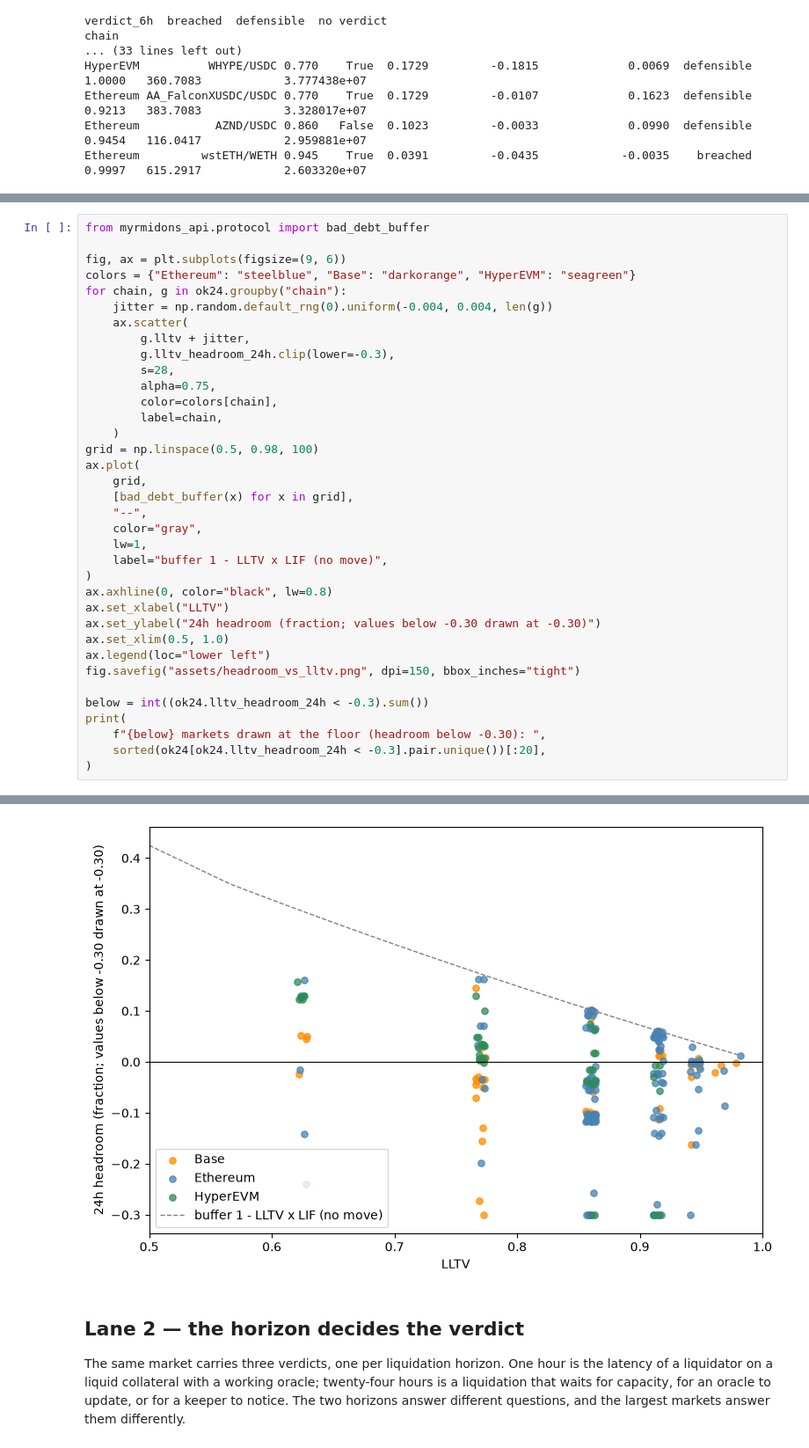
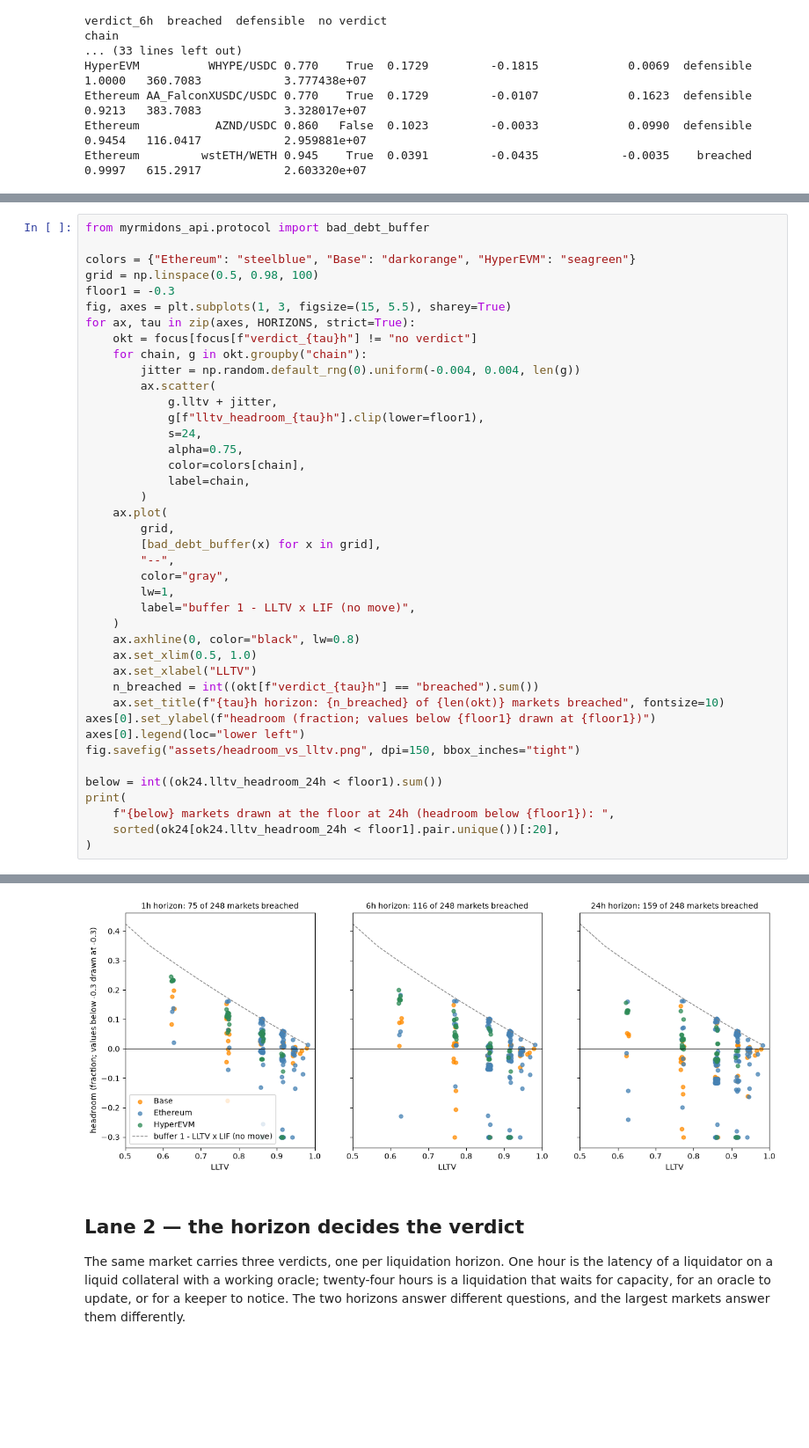
Before and after one commit to achillesbro/myrmidons-research, a Jupyter notebook: loops/04-lltv-defensibility/notebook.ipynb, the cells around one changed output, grey strips where cells are left out. Shown at 88% size. Cells and saved outputs as stored; diff of their text form; blank space fills up the shorter version.

```diff
--- a/loops/04-lltv-defensibility/notebook.ipynb
+++ b/loops/04-lltv-defensibility/notebook.ipynb
@@ -198,37 +198,42 @@ Each point is a market with a 24h verdict. The buffer shrinks with LLTV (dashed
 # %%
 from myrmidons_api.protocol import bad_debt_buffer
 
-fig, ax = plt.subplots(figsize=(9, 6))
 colors = {"Ethereum": "steelblue", "Base": "darkorange", "HyperEVM": "seagreen"}
-for chain, g in ok24.groupby("chain"):
-    jitter = np.random.default_rng(0).uniform(-0.004, 0.004, len(g))
-    ax.scatter(
-        g.lltv + jitter,
-        g.lltv_headroom_24h.clip(lower=-0.3),
-        s=28,
-        alpha=0.75,
-        color=colors[chain],
-        label=chain,
+grid = np.linspace(0.5, 0.98, 100)
+floor1 = -0.3
+fig, axes = plt.subplots(1, 3, figsize=(15, 5.5), sharey=True)
+for ax, tau in zip(axes, HORIZONS, strict=True):
+    okt = focus[focus[f"verdict_{tau}h"] != "no verdict"]
+    for chain, g in okt.groupby("chain"):
+        jitter = np.random.default_rng(0).uniform(-0.004, 0.004, len(g))
+        ax.scatter(
+            g.lltv + jitter,
+            g[f"lltv_headroom_{tau}h"].clip(lower=floor1),
+            s=24,
+            alpha=0.75,
+            color=colors[chain],
+            label=chain,
+        )
+    ax.plot(
+        grid,
+        [bad_debt_buffer(x) for x in grid],
+        "--",
+        color="gray",
+        lw=1,
+        label="buffer 1 - LLTV x LIF (no move)",
     )
-grid = np.linspace(0.5, 0.98, 100)
-ax.plot(
-    grid,
-    [bad_debt_buffer(x) for x in grid],
-    "--",
-    color="gray",
-    lw=1,
-    label="buffer 1 - LLTV x LIF (no move)",
-)
-ax.axhline(0, color="black", lw=0.8)
-ax.set_xlabel("LLTV")
-ax.set_ylabel("24h headroom (fraction; values below -0.30 drawn at -0.30)")
-ax.set_xlim(0.5, 1.0)
-ax.legend(loc="lower left")
+    ax.axhline(0, color="black", lw=0.8)
+    ax.set_xlim(0.5, 1.0)
+    ax.set_xlabel("LLTV")
+    n_breached = int((okt[f"verdict_{tau}h"] == "breached").sum())
+    ax.set_title(f"{tau}h horizon: {n_breached} of {len(okt)} markets breached", fontsize=10)
+axes[0].set_ylabel(f"headroom (fraction; values below {floor1} drawn at {floor1})")
+axes[0].legend(loc="lower left")
 fig.savefig("assets/headroom_vs_lltv.png", dpi=150, bbox_inches="tight")
 
-below = int((ok24.lltv_headroom_24h < -0.3).sum())
+below = int((ok24.lltv_headroom_24h < floor1).sum())
 print(
-    f"{below} markets drawn at the floor (headroom below -0.30): ",
-    sorted(ok24[ok24.lltv_headroom_24h < -0.3].pair.unique())[:20],
+    f"{below} markets drawn at the floor at 24h (headroom below {floor1}): ",
+    sorted(ok24[ok24.lltv_headroom_24h < floor1].pair.unique())[:20],
 )
 # %% [output]
@@ -236,4 +241,4 @@ print(
-[figure, old version]
+[figure, new version]
 # %% [markdown]
 ## Lane 2 — the horizon decides the verdict
 
```
Also changed, not shown: parts of 4 cells of this notebook, 5 other files.
